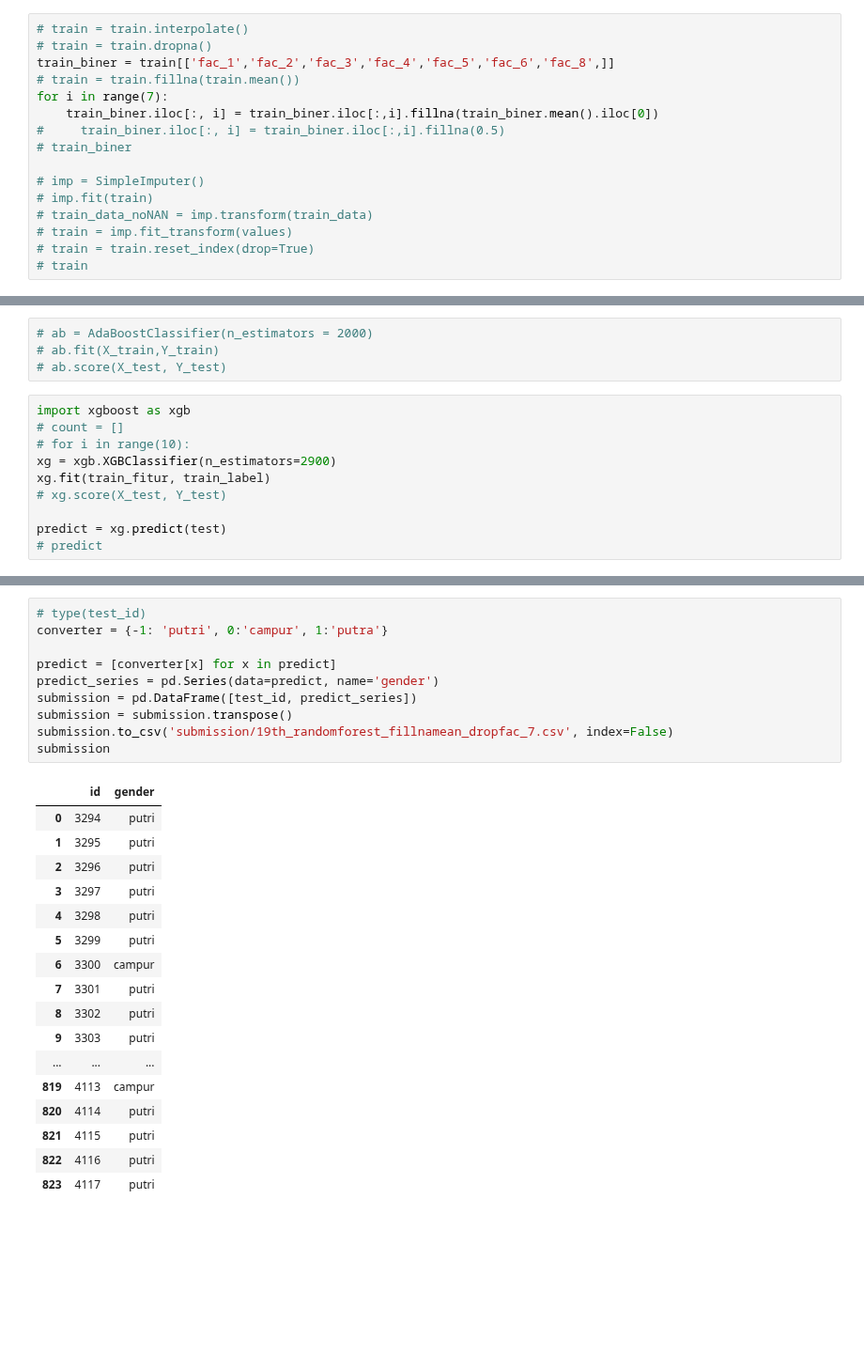
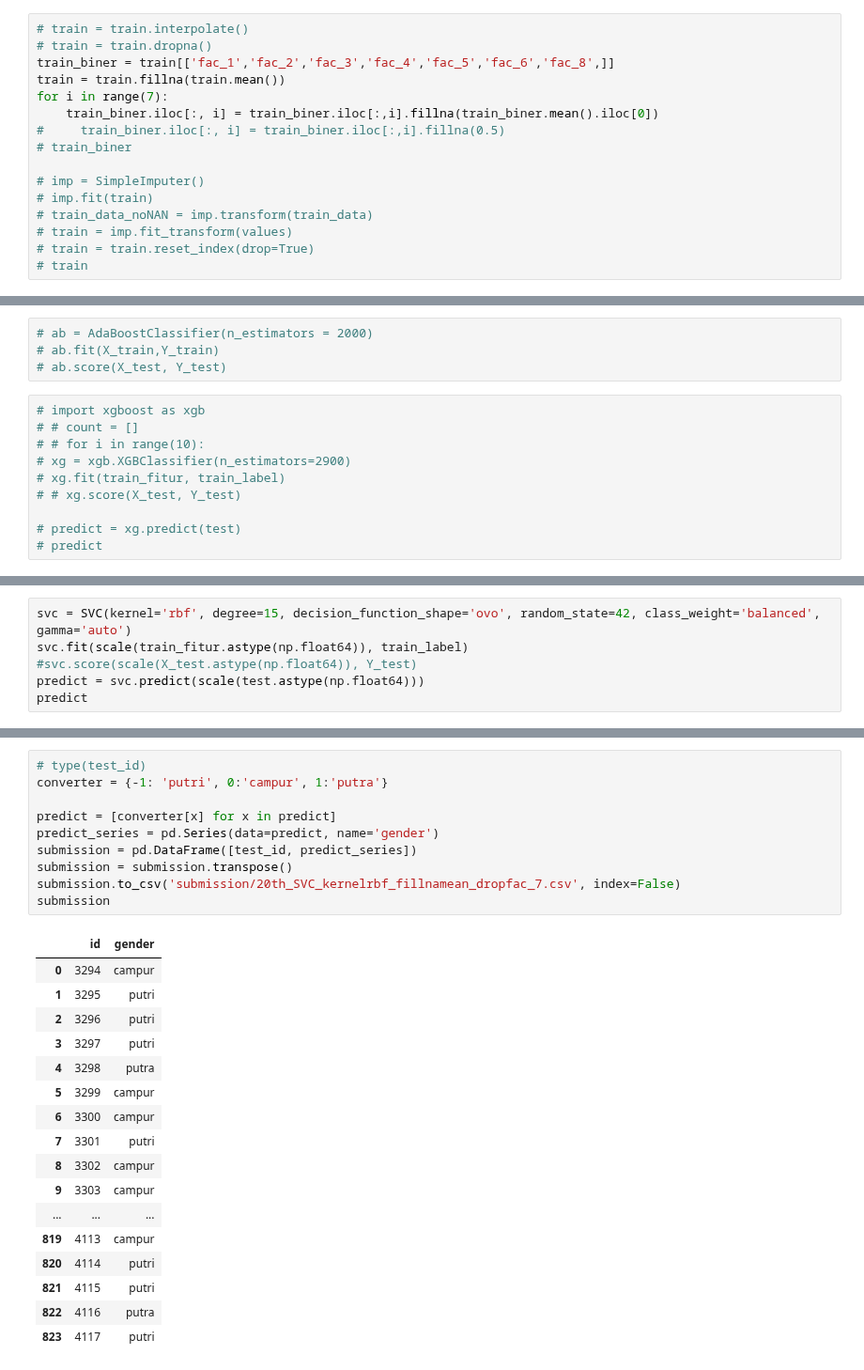
Before and after one commit to FarhanSetyaD/DataMining-Competition-JOINTS-UGM-2019, a Jupyter notebook: Preprocessing.ipynb, the cells around one changed output, grey strips where cells are left out. Shown at 94% size. Cells and saved outputs as stored; diff of their text form; blank space fills up the shorter version.

```diff
--- a/Preprocessing.ipynb
+++ b/Preprocessing.ipynb
@@ -39,7 +41,7 @@ train
 # train = train.interpolate()
 # train = train.dropna()
 train_biner = train[['fac_1','fac_2','fac_3','fac_4','fac_5','fac_6','fac_8',]]
-# train = train.fillna(train.mean())
+train = train.fillna(train.mean())
 for i in range(7):
     train_biner.iloc[:, i] = train_biner.iloc[:,i].fillna(train_biner.mean().iloc[0])
 #     train_biner.iloc[:, i] = train_biner.iloc[:,i].fillna(0.5)
@@ -254,14 +262,14 @@ train_label = train['gender']
 # ab.fit(X_train,Y_train)
 # ab.score(X_test, Y_test)
 # %%
-import xgboost as xgb
-# count = []
-# for i in range(10):
-xg = xgb.XGBClassifier(n_estimators=2900)
-xg.fit(train_fitur, train_label)
-# xg.score(X_test, Y_test)
+# import xgboost as xgb
+# # count = []
+# # for i in range(10):
+# xg = xgb.XGBClassifier(n_estimators=2900)
+# xg.fit(train_fitur, train_label)
+# # xg.score(X_test, Y_test)
 
-predict = xg.predict(test)
+# predict = xg.predict(test)
 # predict
 # %%
 # gnb = GaussianNB()
@@ -271,0 +300,6 @@ predict = xg.predict(test)
+# %%
+svc = SVC(kernel='rbf', degree=15, decision_function_shape='ovo', random_state=42, class_weight='balanced', gamma='auto')
+svc.fit(scale(train_fitur.astype(np.float64)), train_label)
+#svc.score(scale(X_test.astype(np.float64)), Y_test)
+predict = svc.predict(scale(test.astype(np.float64)))
+predict
@@ -272,29 +324,29 @@ predict = xg.predict(test)
 # %%
 # type(test_id)
 converter = {-1: 'putri', 0:'campur', 1:'putra'}
 
 predict = [converter[x] for x in predict]
 predict_series = pd.Series(data=predict, name='gender')
 submission = pd.DataFrame([test_id, predict_series])
 submission = submission.transpose()
-submission.to_csv('submission/19th_randomforest_fillnamean_dropfac_7.csv', index=False)
+submission.to_csv('submission/20th_SVC_kernelrbf_fillnamean_dropfac_7.csv', index=False)
 submission
 # %% [output]
 |  | id | gender |
-| 0 | 3294 | putri |
+| 0 | 3294 | campur |
 | 1 | 3295 | putri |
 | 2 | 3296 | putri |
 | 3 | 3297 | putri |
-| 4 | 3298 | putri |
-| 5 | 3299 | putri |
+| 4 | 3298 | putra |
+| 5 | 3299 | campur |
 | 6 | 3300 | campur |
 | 7 | 3301 | putri |
-| 8 | 3302 | putri |
-| 9 | 3303 | putri |
+| 8 | 3302 | campur |
+| 9 | 3303 | campur |
 | ... | ... | ... |
 | 819 | 4113 | campur |
 | 820 | 4114 | putri |
 | 821 | 4115 | putri |
-| 822 | 4116 | putri |
+| 822 | 4116 | putra |
 | 823 | 4117 | putri |
 824 rows × 2 columns
```
Also changed, not shown: parts of 5 cells of this notebook, 1 other file.
